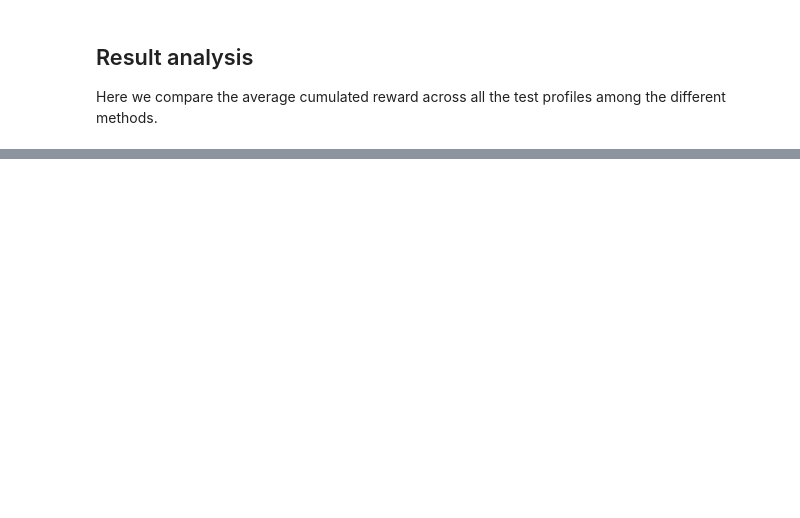
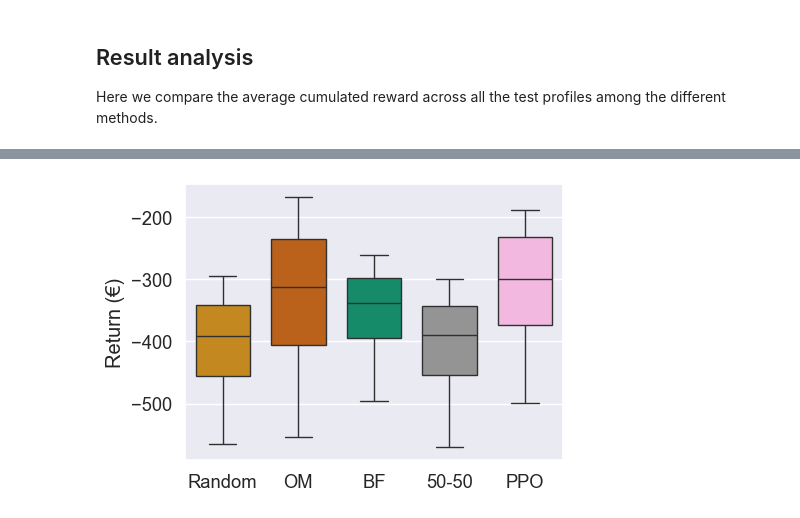
Before and after one commit to Daveonwave/gym4ReaL, a Jupyter notebook: examples/microgrid/benchmarks.ipynb, the cells around one changed output, grey strips where cells are left out. Saved outputs shown, nothing was run; the diff lists cells and outputs as text; code cells hidden in the pictures; blank space fills up the shorter version.

```diff
--- a/examples/microgrid/benchmarks.ipynb
+++ b/examples/microgrid/benchmarks.ipynb
@@ -200,28 +214,32 @@ for i, alg in enumerate(rewards.keys()):
 # %%
+from matplotlib.ticker import ScalarFormatter
+
 box_data = {}
 colors = []
 
 for alg in rewards.keys():
     box_data[alg_labels[alg]] = []
 
     for profile in rewards[alg].keys():
         total_trad = np.sum([rewards[alg][profile]['pure'][i][0] for i in range(len(rewards[alg][profile]['pure']))])
         total_deg = np.sum([rewards[alg][profile]['pure'][i][1] for i in range(len(rewards[alg][profile]['pure']))])
         box_data[alg_labels[alg]].append(total_trad + total_deg)
 
     colors.append(alg_color[alg])
 
-fig, ax = plt.subplots(figsize=(10, 4), tight_layout=True)
+fig, ax = plt.subplots(figsize=(5, 3.5), tight_layout=True)
 box_plot = sns.boxplot(box_data, gap=.1, palette=colors, width=.8)
 
-medians = [np.mean(values) for key, values in box_data.items()]
-vertical_offset = -130 # offset from median for display
+# Label the axes
+ax.set_ylabel(r"Return (€)")
 
-for xtick, alg in zip(box_plot.get_xticks(), rewards.keys()):
-    box_plot.text(xtick,
-                  vertical_offset,
-                  round(medians[xtick]),
-                  horizontalalignment='center',
-                  size='x-small',
-                  color=alg_color[alg],
-                  weight='semibold')
+# Use scientific notation on y-axis
+formatter = ScalarFormatter()
+formatter.set_scientific(True)
+formatter.set_powerlimits((-2, 3))  # Show scientific notation when appropriate
+ax.yaxis.set_major_formatter(formatter)
+
+plt.tight_layout()
+plt.savefig("plots/microgrid_boxplot.pdf")
+# %% [output]
+[figure, added]
```
Also changed, not shown: parts of 6 cells of this notebook, 22 other files.
